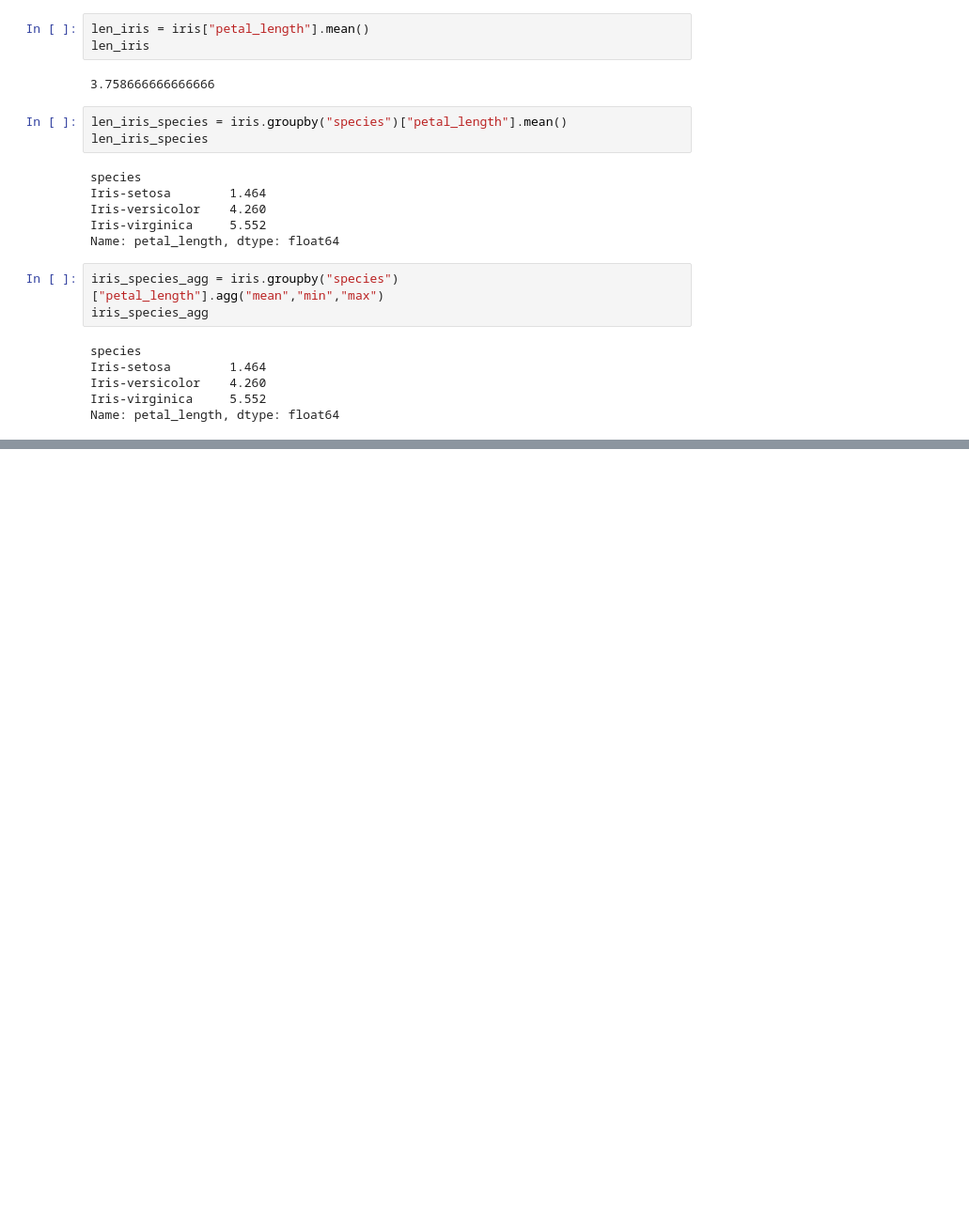
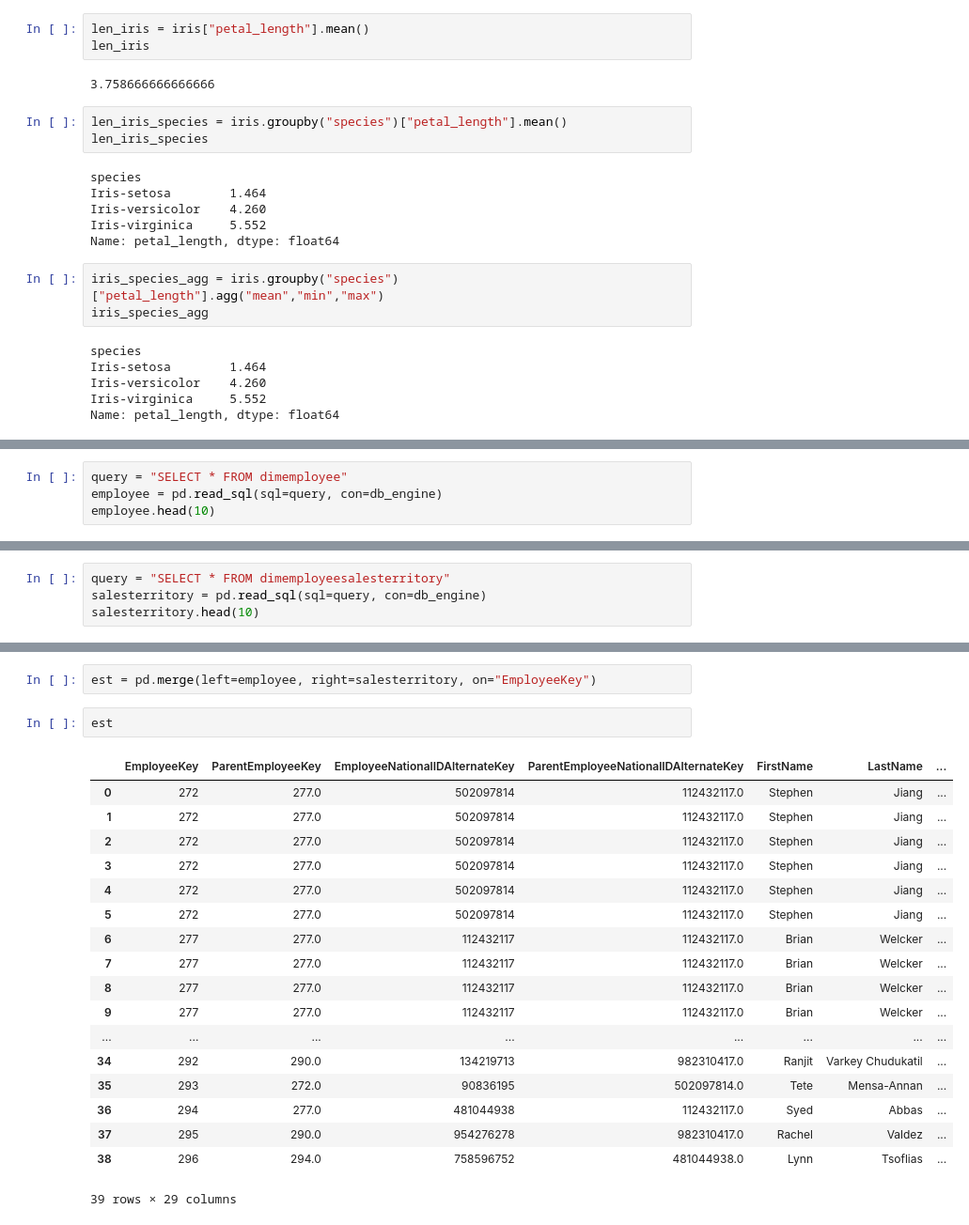
Before and after one commit to MrCrive/EPICODE_PYTHON, a Jupyter notebook: W15D1.ipynb, the cells around one changed output, grey strips where cells are left out. Shown: that part at 94% size. Drawn from its saved outputs; the diff is of its cells as text; blank space fills up the shorter version.

```diff
--- a/W15D1.ipynb
+++ b/W15D1.ipynb
@@ -176,0 +416,4 @@ Name: petal_length, dtype: float64
+# %%
+query = "SELECT * FROM dimemployee"
+employee = pd.read_sql(sql=query, con=db_engine)
+employee.head(10)
@@ -176,0 +433,4 @@ Name: petal_length, dtype: float64
+# %%
+query = "SELECT * FROM dimemployeesalesterritory"
+salesterritory = pd.read_sql(sql=query, con=db_engine)
+salesterritory.head(10)
@@ -176,0 +449,23 @@ Name: petal_length, dtype: float64
+# %%
+est = pd.merge(left=employee, right=salesterritory, on="EmployeeKey")
+# %%
+est
+# %% [output]
+|  | EmployeeKey | ParentEmployeeKey | EmployeeNationalIDAlternateKey | ParentEmployeeNationalIDAlternateKey | FirstName | LastName | ... |
+| 0 | 272 | 277.0 | 502097814 | 112432117.0 | Stephen | Jiang | ... |
+| 1 | 272 | 277.0 | 502097814 | 112432117.0 | Stephen | Jiang | ... |
+| 2 | 272 | 277.0 | 502097814 | 112432117.0 | Stephen | Jiang | ... |
+| 3 | 272 | 277.0 | 502097814 | 112432117.0 | Stephen | Jiang | ... |
+| 4 | 272 | 277.0 | 502097814 | 112432117.0 | Stephen | Jiang | ... |
+| 5 | 272 | 277.0 | 502097814 | 112432117.0 | Stephen | Jiang | ... |
+| 6 | 277 | 277.0 | 112432117 | 112432117.0 | Brian | Welcker | ... |
+| 7 | 277 | 277.0 | 112432117 | 112432117.0 | Brian | Welcker | ... |
+| 8 | 277 | 277.0 | 112432117 | 112432117.0 | Brian | Welcker | ... |
+| 9 | 277 | 277.0 | 112432117 | 112432117.0 | Brian | Welcker | ... |
+| ... | ... | ... | ... | ... | ... | ... | ... |
+| 34 | 292 | 290.0 | 134219713 | 982310417.0 | Ranjit | Varkey Chudukatil | ... |
+| 35 | 293 | 272.0 | 90836195 | 502097814.0 | Tete | Mensa-Annan | ... |
+| 36 | 294 | 277.0 | 481044938 | 112432117.0 | Syed | Abbas | ... |
+| 37 | 295 | 290.0 | 954276278 | 982310417.0 | Rachel | Valdez | ... |
+| 38 | 296 | 294.0 | 758596752 | 481044938.0 | Lynn | Tsoflias | ... |
+39 rows × 29 columns
```
Also changed, not shown: parts of 38 cells of this notebook.
